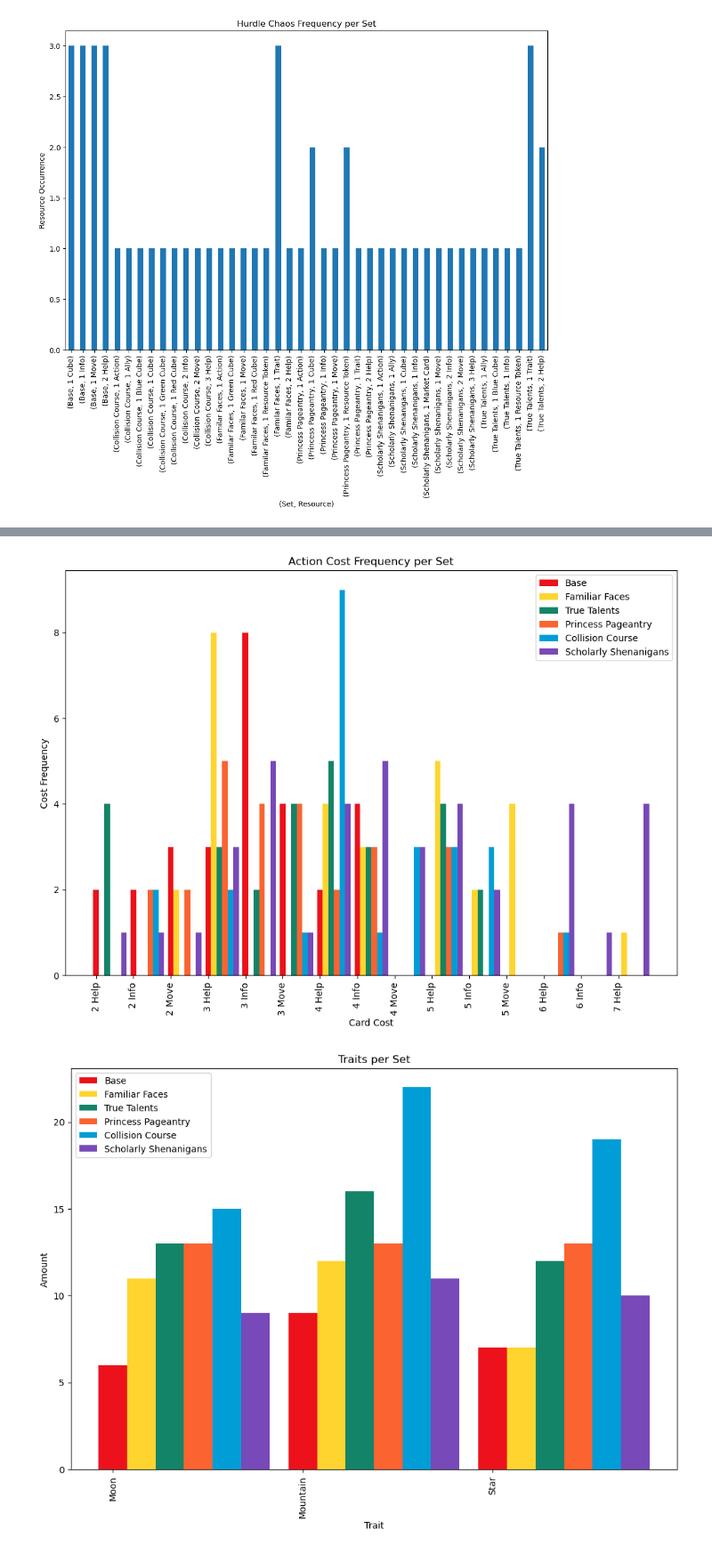
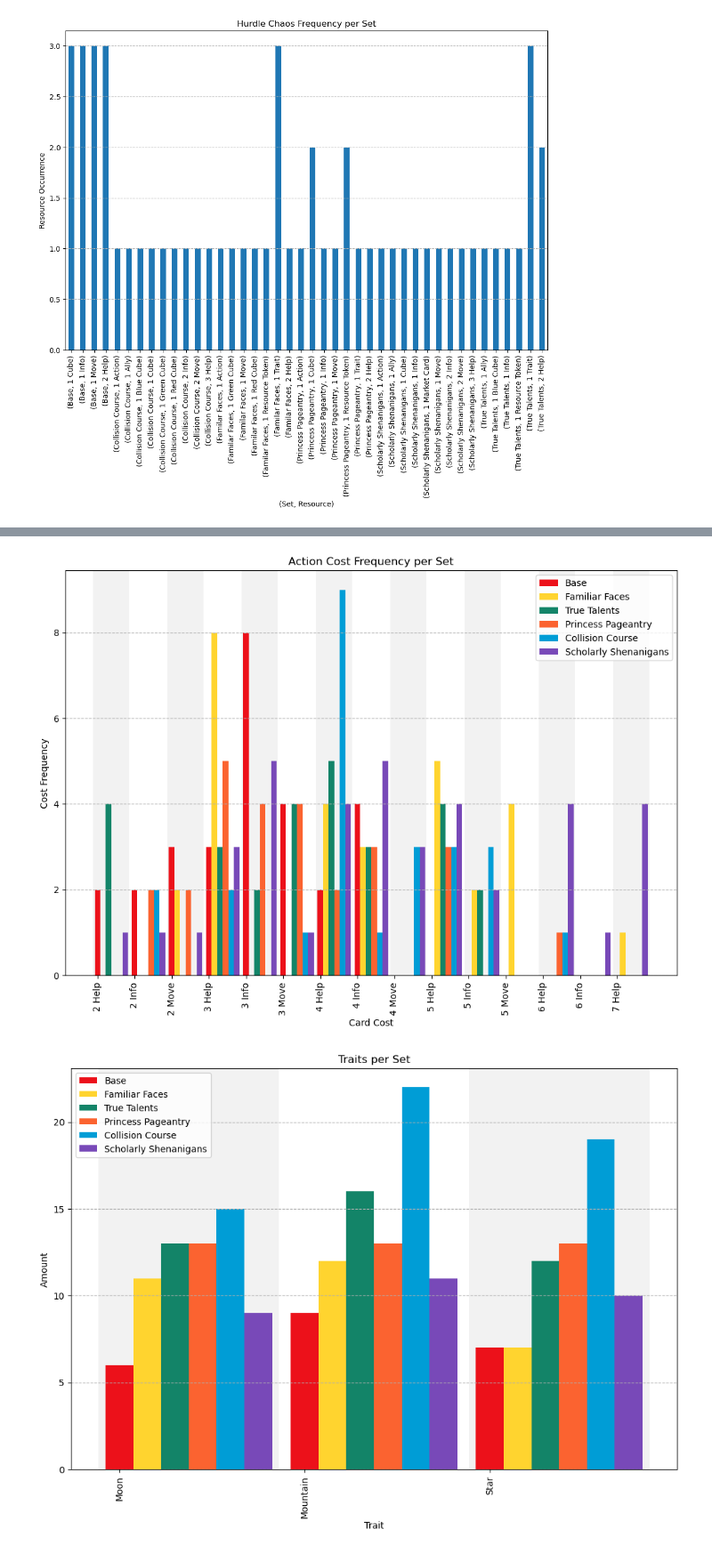
Before and after one commit to XBigTK13X/jupyter-mlp-aie, a Jupyter notebook: MLP.ipynb, the cells around one changed output, grey strips where cells are left out. Shown: that part at 89% size. Cells and saved outputs as stored; diff of their text form; code cells hidden in the pictures.

```diff
--- a/MLP.ipynb
+++ b/MLP.ipynb
@@ -157,8 +161,10 @@ ally_keys=[
     'Green Energon',
     'Blue Energon'
 ]
+series_keys=[]
+series_vals=[]
 for ally_name in ally_names:
-    keys,vals = get_series(ally_name, ally_sets)
+    series_keys,series_vals = get_series(ally_name, ally_sets)
 
 for ally_name in ally_names:
     rewards = []
@@ -175,6 +181,11 @@ bar_width = .15
 colors = ['#ec111a','#ffd42f','#138468','#fb6330','#009dd6','#7849b8']
 import numpy
 ind = numpy.arange(len(ally_keys))
+set_count=6
+for ii in ind:
+    if ii % 2 == 0:
+        plotlib.axvspan(ii-bar_width*.75, ii+(set_count*bar_width)-(bar_width*.25), facecolor='k', alpha=0.05, zorder=-100)
+plotlib.grid(axis="y", linestyle='--')
 for ii in range(0,len(ally_names)):
     plotlib.bar(ind+bar_width*ii,ally_rewards[ii],label=ally_names[ii],color=colors[ii],width=bar_width)
 plotlib.legend(loc='best')
@@ -238,6 +249,11 @@ bar_width = .15
 colors = ['#ec111a','#ffd42f','#138468','#fb6330','#009dd6','#7849b8']
 import numpy
 ind = numpy.arange(len(ally_keys))
+set_count=6
+for ii in ind:
+    if ii % 2 == 0:
+        plotlib.axvspan(ii-bar_width*.75, ii+(set_count*bar_width)-(bar_width*.25), facecolor='k', alpha=0.05, zorder=-100)
+plotlib.grid(axis="y", linestyle='--')
 for ii in range(0,len(ally_names)):
     plotlib.bar(ind+bar_width*ii,ally_rewards[ii],label=ally_names[ii],color=colors[ii],width=bar_width)
 plotlib.legend(loc='best')
@@ -301,6 +317,11 @@ bar_width = .15
 colors = ['#ec111a','#ffd42f','#138468','#fb6330','#009dd6','#7849b8']
 import numpy
 ind = numpy.arange(len(action_keys))
+set_count=6
+for ii in ind:
+    if ii % 2 == 0:
+        plotlib.axvspan(ii-bar_width*.75, ii+(set_count*bar_width)-(bar_width*.25), facecolor='k', alpha=0.05, zorder=-100)
+plotlib.grid(axis="y", linestyle='--')
 for ii in range(0,len(action_names)):
     plotlib.bar(ind+bar_width*ii,action_rewards[ii],label=action_names[ii],color=colors[ii],width=bar_width)
 plotlib.legend(loc='best')
@@ -354,6 +375,11 @@ bar_width = .15
 colors = ['#ec111a','#ffd42f','#138468','#fb6330','#009dd6','#7849b8']
 import numpy
 ind = numpy.arange(len(action_keys))
+set_count=6
+for ii in ind:
+    if ii % 2 == 0:
+        plotlib.axvspan(ii-bar_width*.75, ii+(set_count*bar_width)-(bar_width*.25), facecolor='k', alpha=0.05, zorder=-100)
+plotlib.grid(axis="y", linestyle='--')
 for ii in range(0,len(action_names)):
     plotlib.bar(ind+bar_width*ii,action_rewards[ii],label=action_names[ii],color=colors[ii],width=bar_width)
 plotlib.legend(loc='best')
@@ -362,7 +388,7 @@ plotlib.ylabel('Cost Frequency')
 plotlib.xticks(ind,action_keys,rotation=90)
 plotlib.show()
 # %% [output]
-[figure, old version]
+[figure, new version]
 # %%
 traits = pandas.read_csv('data/MLP Adventures Card Distribution - Ally.csv')
 trait_sets = {}
@@ -382,34 +408,39 @@ trait_names = allies['Set'].unique().tolist()
 ally_traits = []
 trait_keys=[
     'Moon',
     'Mountain',
     'Star'
 ]
 
 for trait_name in trait_names:
     traits = []
     for trait_key in trait_keys:
         if trait_key in trait_sets[trait_name]:
             traits.append(trait_sets[trait_name][trait_key])
         else:
             traits.append(0)
     ally_traits.append(traits)
 plotlib.figure()
 plotlib.title('Traits per Set')
 bar_width = .15
 # https://colorkit.co/palette/ec111a-fb6330-ffd42f-138468-009dd6-7849b8-f2609e/
 colors = ['#ec111a','#ffd42f','#138468','#fb6330','#009dd6','#7849b8']
 import numpy
 ind = numpy.arange(len(trait_keys))
+set_count=6
+for ii in ind:
+    if ii % 2 == 0:
+        plotlib.axvspan(ii-bar_width*.75, ii+(set_count*bar_width)-(bar_width*.25), facecolor='k', alpha=0.05, zorder=-100)
+plotlib.grid(axis="y", linestyle='--')
 for ii in range(0,len(trait_names)):
     plotlib.bar(ind+bar_width*ii,ally_traits[ii],label=trait_names[ii],color=colors[ii],width=bar_width)
 plotlib.legend(loc='best')
 plotlib.xlabel('Trait')
 plotlib.ylabel('Amount')
 plotlib.xticks(ind,trait_keys,rotation=90)
 plotlib.show()
 # %% [output]
-[figure, old version]
+[figure, new version]
 # %%
 keywords = pandas.read_csv('data/MLP Adventures Card Distribution - Ally.csv')
 keyword_sets = {}
```
Also changed, not shown: parts of 11 cells of this notebook, 1 other file.
